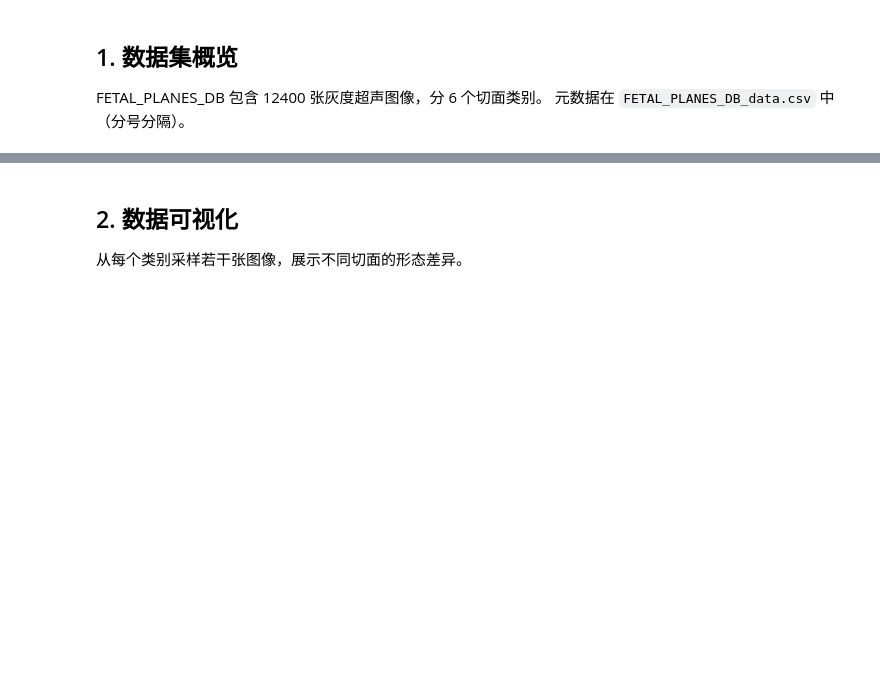
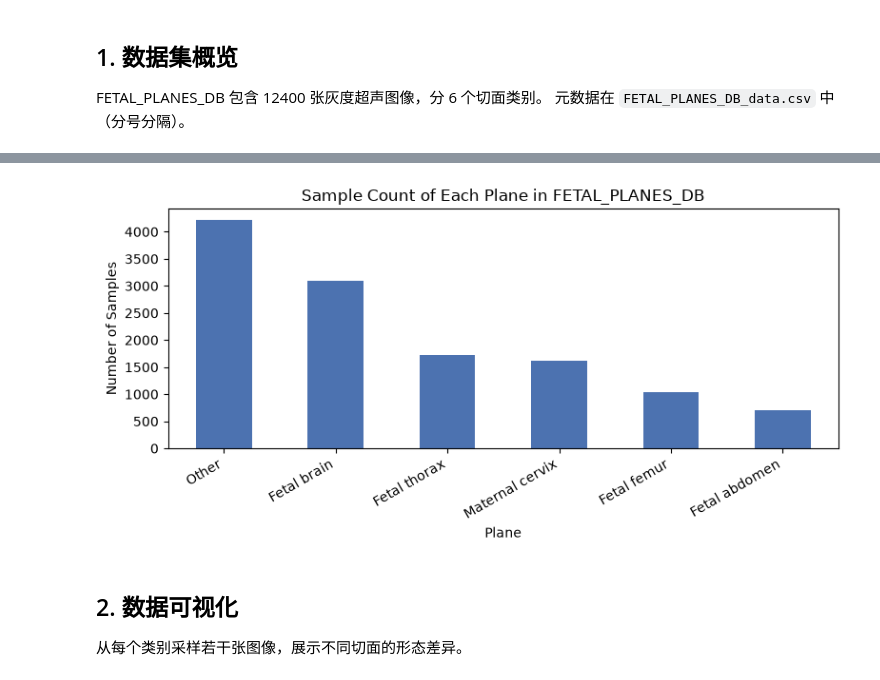
Before and after one commit to xiaoxiongtao/FETAL_PLANES_DB_gen, a Jupyter notebook: notebooks/project_overview.ipynb, the cells around one changed output, grey strips where cells are left out. Drawn from its saved outputs; the diff is of its cells as text; code cells hidden in the pictures; blank space fills up the shorter version.

```diff
--- a/notebooks/project_overview.ipynb
+++ b/notebooks/project_overview.ipynb
@@ -62,12 +87,14 @@ print(df["Train"].value_counts().rename({1: "train", 0: "test"}).to_string())
 # %%
 counts = df["Plane"].value_counts()
 plt.figure(figsize=(8, 4))
 counts.plot(kind="bar", color="#4C72B0")
-plt.title("FETAL_PLANES_DB 各类别样本数")
-plt.ylabel("样本数")
+plt.title("Sample Count of Each Plane in FETAL_PLANES_DB")
+plt.ylabel("Number of Samples")
 plt.xticks(rotation=30, ha="right")
 plt.tight_layout()
 plt.show()
+# %% [output]
+[figure, added]
 # %% [markdown]
 ## 2. 数据可视化
 
```
Also changed, not shown: parts of 12 cells of this notebook, 1 other file.
